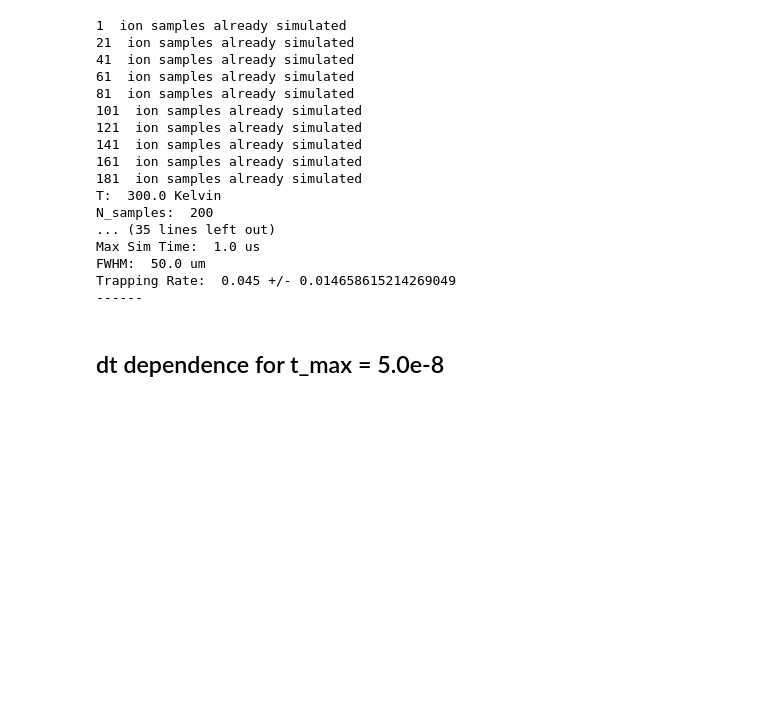
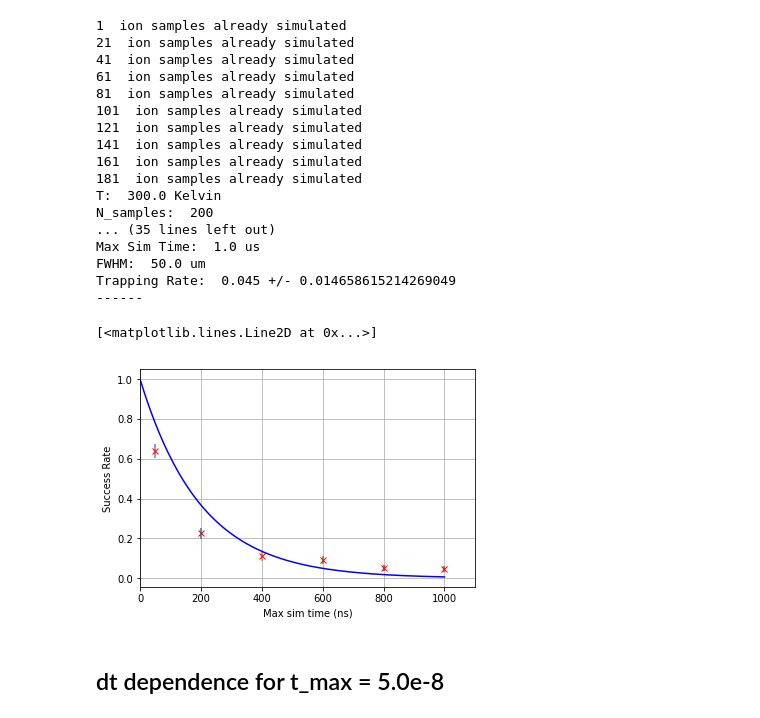
Before and after one commit to HaeffnerLab/Electron-Trap-Design-Testing, a Jupyter notebook: 250nm_quarter_sim2.ipynb, the cells around one changed output. Saved outputs shown, nothing was run; the diff lists cells and outputs as text; code cells hidden in the pictures; blank space fills up the shorter version.

```diff
--- a/250nm_quarter_sim2.ipynb
+++ b/250nm_quarter_sim2.ipynb
@@ -177,6 +177,20 @@ Max Sim Time:  1.0 us
 FWHM:  50.0 um
 Trapping Rate:  0.045 +/- 0.014658615214269049
 ------
+# %%
+for i in t_max_dependence.keys():
+    plt.errorbar(i * 1.0e9, t_max_dependence[i], yerr=error_t_max_dependence[i])
+    plt.plot(i*1.0e9, t_max_dependence[i], "rx")
+    plt.xlabel("Max sim time (ns)")
+    plt.ylabel("Success Rate")
+    plt.xlim(0, 1100)
+    plt.grid(True)
+t = np.linspace(0, 1000, 1000)
+y = np.exp(-t/200.0)
+plt.plot(t, y, 'b-')
+# %% [output]
+[<matplotlib.lines.Line2D at 0x...>]
+[figure, added]
 # %% [markdown]
 ## dt dependence for t_max = 5.0e-8
 # %%
```
Also changed, not shown: parts of 7 cells of this notebook, 1 other file.
